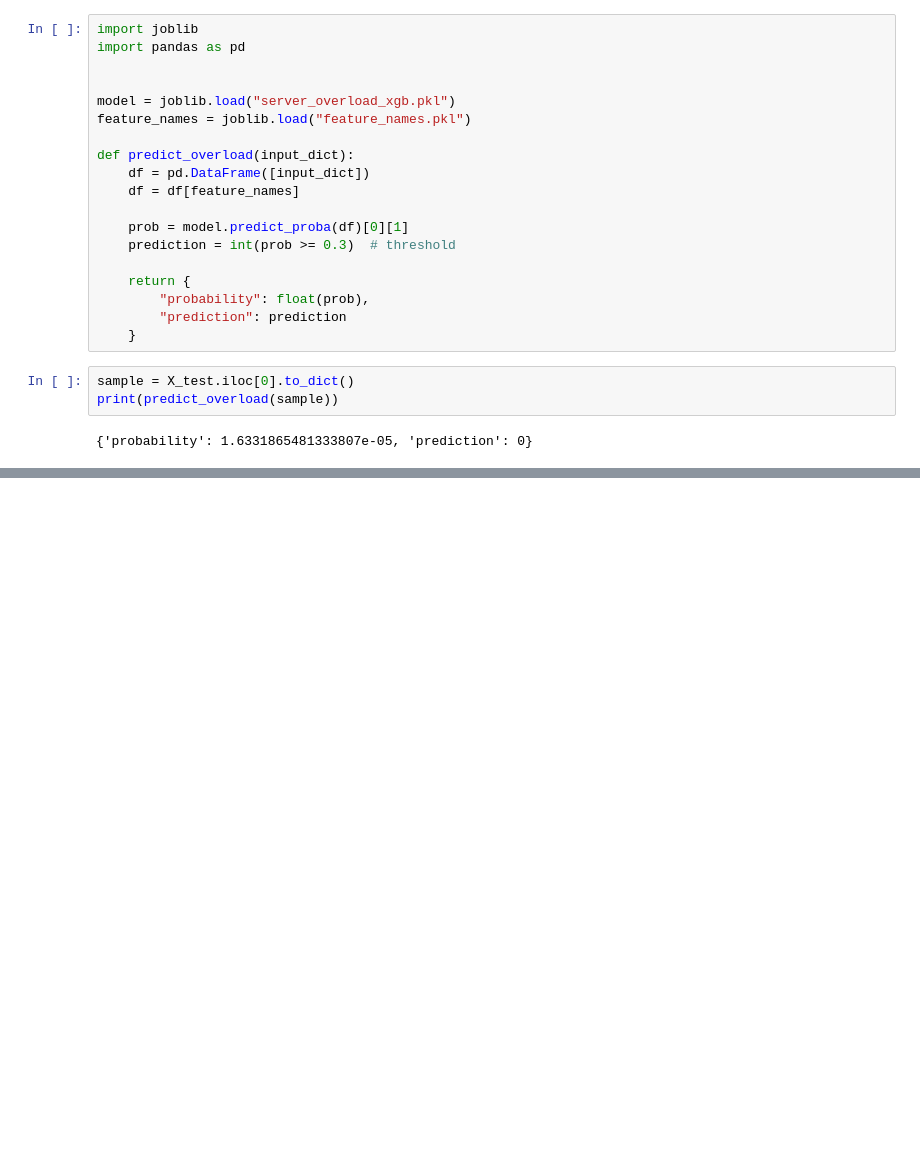
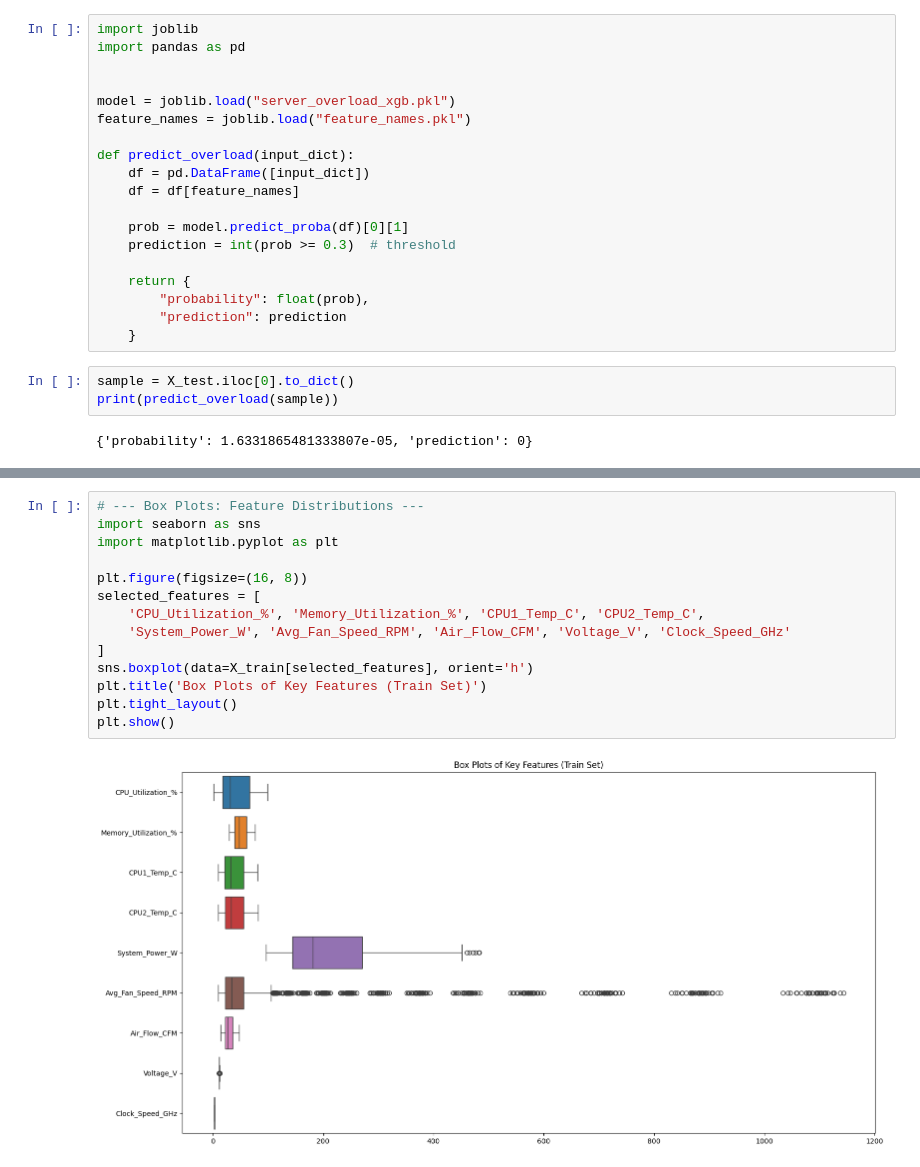
Before and after one commit to manankapoor23/Server-Load-Prediction, a Jupyter notebook: model_train.ipynb, the cells around one changed output, grey strips where cells are left out. Drawn from its saved outputs; the diff is of its cells as text; blank space fills up the shorter version.

```diff
--- a/model_train.ipynb
+++ b/model_train.ipynb
@@ -140,0 +186,16 @@ print(predict_overload(sample))
+# %%
+# --- Box Plots: Feature Distributions ---
+import seaborn as sns
+import matplotlib.pyplot as plt
+
+plt.figure(figsize=(16, 8))
+selected_features = [
+    'CPU_Utilization_%', 'Memory_Utilization_%', 'CPU1_Temp_C', 'CPU2_Temp_C',
+    'System_Power_W', 'Avg_Fan_Speed_RPM', 'Air_Flow_CFM', 'Voltage_V', 'Clock_Speed_GHz'
+]
+sns.boxplot(data=X_train[selected_features], orient='h')
+plt.title('Box Plots of Key Features (Train Set)')
+plt.tight_layout()
+plt.show()
+# %% [output]
+[figure, added]
```
Also changed, not shown: parts of 6 cells of this notebook, 4 other files.
